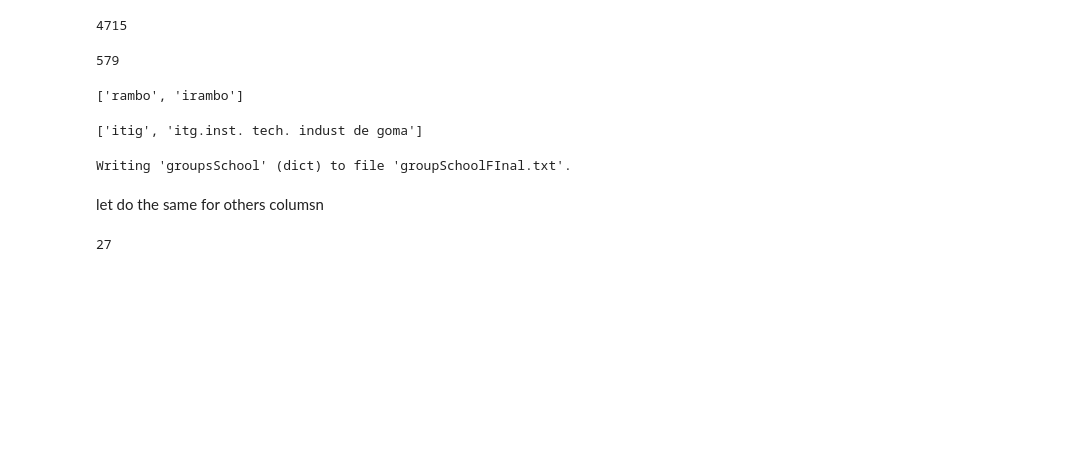
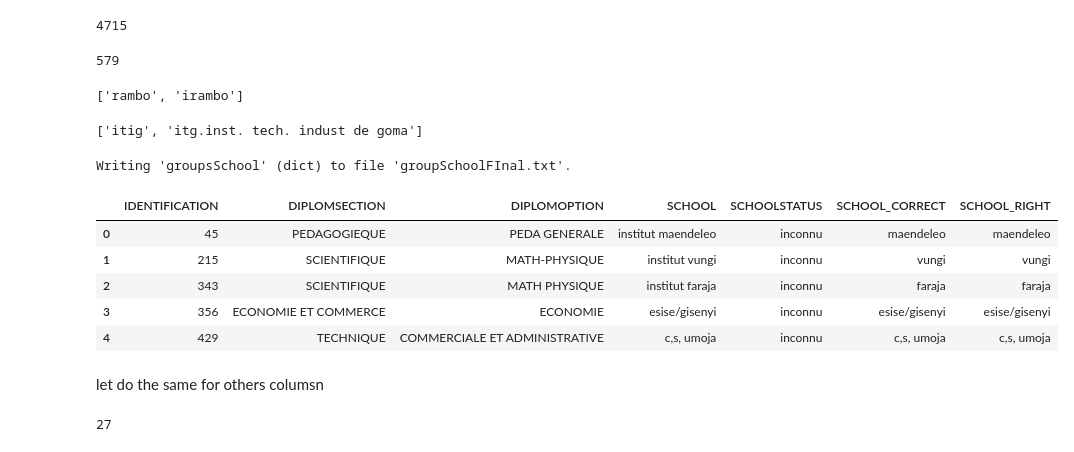
Before and after one commit to espoirMur/Student-Grade-Predictor, a Jupyter notebook: Noisy Columns.ipynb, the cells around one changed output. Saved outputs shown, nothing was run; the diff lists cells and outputs as text; code cells hidden in the pictures; blank space fills up the shorter version.

```diff
--- a/Noisy Columns.ipynb
+++ b/Noisy Columns.ipynb
@@ -879,2 +871,11 @@ dataset.to_csv('DatasetWithScoolOK.csv')
+# %%
+dataset.head(5)
+# %% [output]
+|  | IDENTIFICATION | DIPLOMSECTION | DIPLOMOPTION | SCHOOL | SCHOOLSTATUS | SCHOOL_CORRECT | SCHOOL_RIGHT |
+| 0 | 45 | PEDAGOGIEQUE | PEDA GENERALE | institut maendeleo | inconnu | maendeleo | maendeleo |
+| 1 | 215 | SCIENTIFIQUE | MATH-PHYSIQUE | institut vungi | inconnu | vungi | vungi |
+| 2 | 343 | SCIENTIFIQUE | MATH PHYSIQUE | institut faraja | inconnu | faraja | faraja |
+| 3 | 356 | ECONOMIE ET COMMERCE | ECONOMIE | esise/gisenyi | inconnu | esise/gisenyi | esise/gisenyi |
+| 4 | 429 | TECHNIQUE | COMMERCIALE ET ADMINISTRATIVE | c,s, umoja | inconnu | c,s, umoja | c,s, umoja |
 # %% [markdown]
 let do the same for others columsn
```
Also changed, not shown: parts of 77 cells of this notebook, 7 other files.
